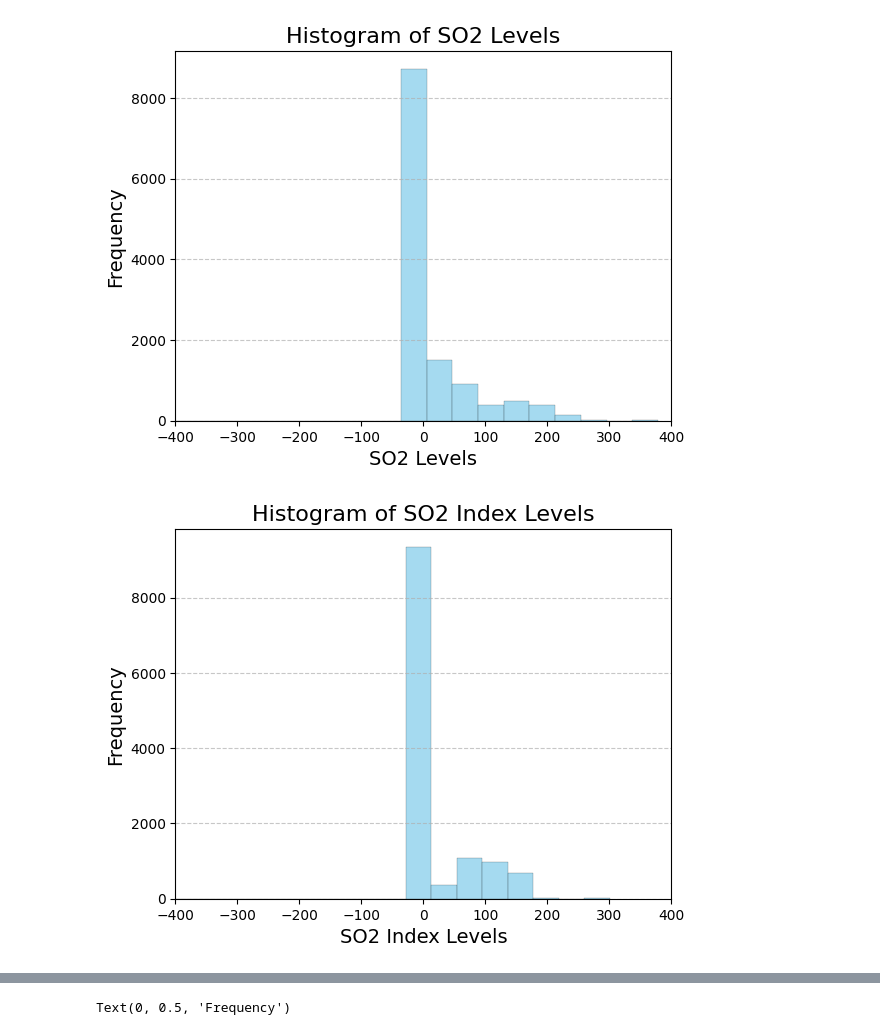
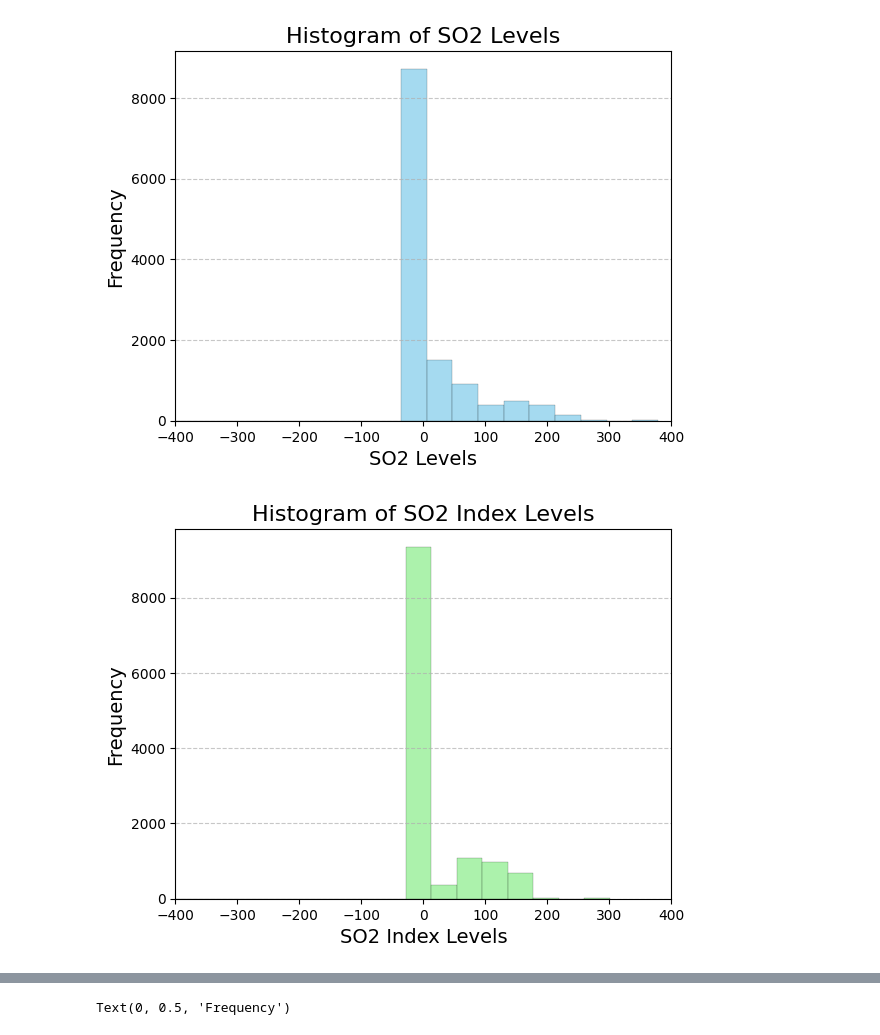
Before and after one commit to julienne1999/MDS210_BigDataProject, a Jupyter notebook: BIG_DATA.ipynb, the cells around one changed output, grey strips where cells are left out. Saved outputs shown, nothing was run; the diff lists cells and outputs as text; code cells hidden in the pictures.

```diff
--- a/BIG_DATA.ipynb
+++ b/BIG_DATA.ipynb
@@ -77,19 +77,19 @@ plt.show()
 # %%
 # Step 1: Select SO2 column and convert it to Pandas for visualization
 so2_data = df_pyspark.select("SO2 Index").dropna().toPandas()
 
 # Step 2: Plot the histogram
-sns.histplot(so2_data["SO2 Index"], bins=250, kde=False, color="skyblue")
+sns.histplot(so2_data["SO2 Index"], bins=250, kde=False, color="lightgreen")
 
 # Step 3: Customize the plot
 plt.xlim(-400, 400)  # Set x-axis limits
 plt.title("Histogram of SO2 Index Levels", fontsize=16)
 plt.xlabel("SO2 Index Levels", fontsize=14)
 plt.ylabel("Frequency", fontsize=14)
 plt.grid(axis='y', linestyle='--', alpha=0.7)
 plt.show()
 # %% [output]
-[figure, old version]
+[figure, new version]
 # %%
 # Step 1: Calculate the median for SO2
 so2_median = df_pyspark.approxQuantile("SO2", [0.5], 0.0)[0]  # Median for SO2
```
